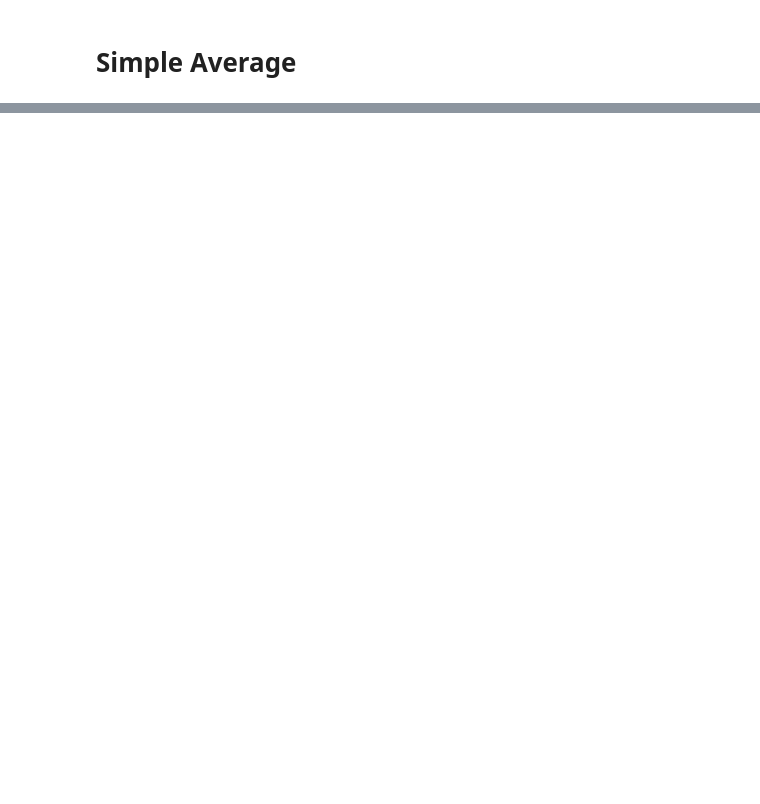
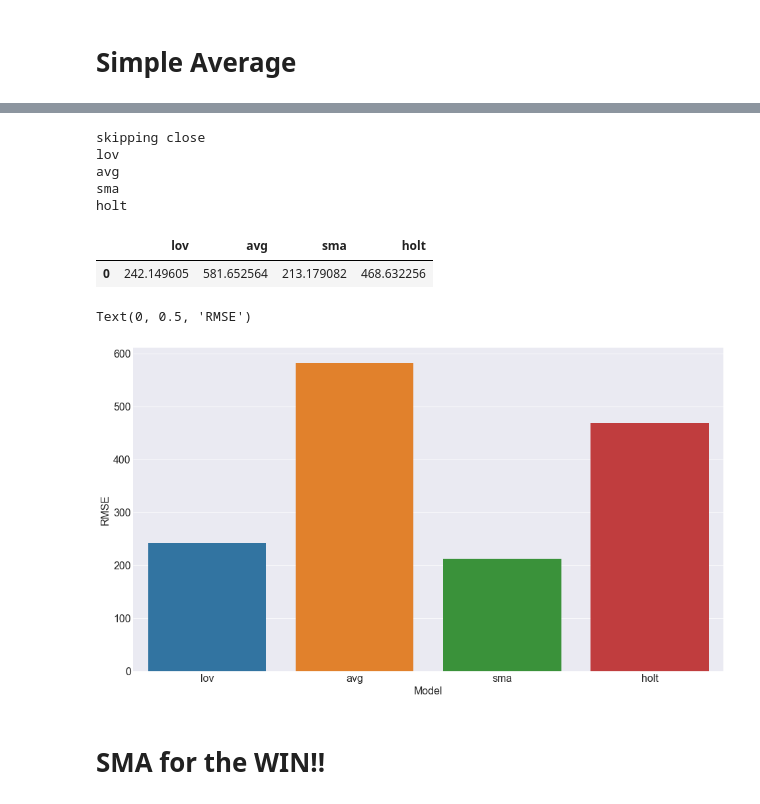
Before and after one commit to hinzle/binance-project, a Jupyter notebook: jupyter/model.ipynb, the cells around one changed output, grey strips where cells are left out. Cells and saved outputs as stored; diff of their text form; code cells hidden in the pictures; blank space fills up the shorter version.

```diff
--- a/jupyter/model.ipynb
+++ b/jupyter/model.ipynb
@@ -122,0 +145,31 @@ yhat_df.head()
+# %%
+eval_df=pd.DataFrame()
+
+for col in yhat_df.columns:
+	if col == 'close':
+		print('skipping close')
+		continue
+	else:
+		print(col)
+		x=mean_squared_error(yhat_df.close,yhat_df[col],squared=False)
+		eval_df=pd.concat([eval_df,pd.DataFrame({col:[x]})],axis=1)
+# %% [output]
+skipping close
+lov
+avg
+sma
+holt
+# %%
+eval_df
+# %% [output]
+|  | lov | avg | sma | holt |
+| 0 | 242.149605 | 581.652564 | 213.179082 | 468.632256 |
+# %%
+p=sns.barplot(data=eval_df)
+p.set_xlabel('Model')
+p.set_ylabel('RMSE')
+# %% [output]
+Text(0, 0.5, 'RMSE')
+[figure, added]
+# %% [markdown]
+# SMA for the WIN!!
```
Also changed, not shown: parts of 15 cells of this notebook.
